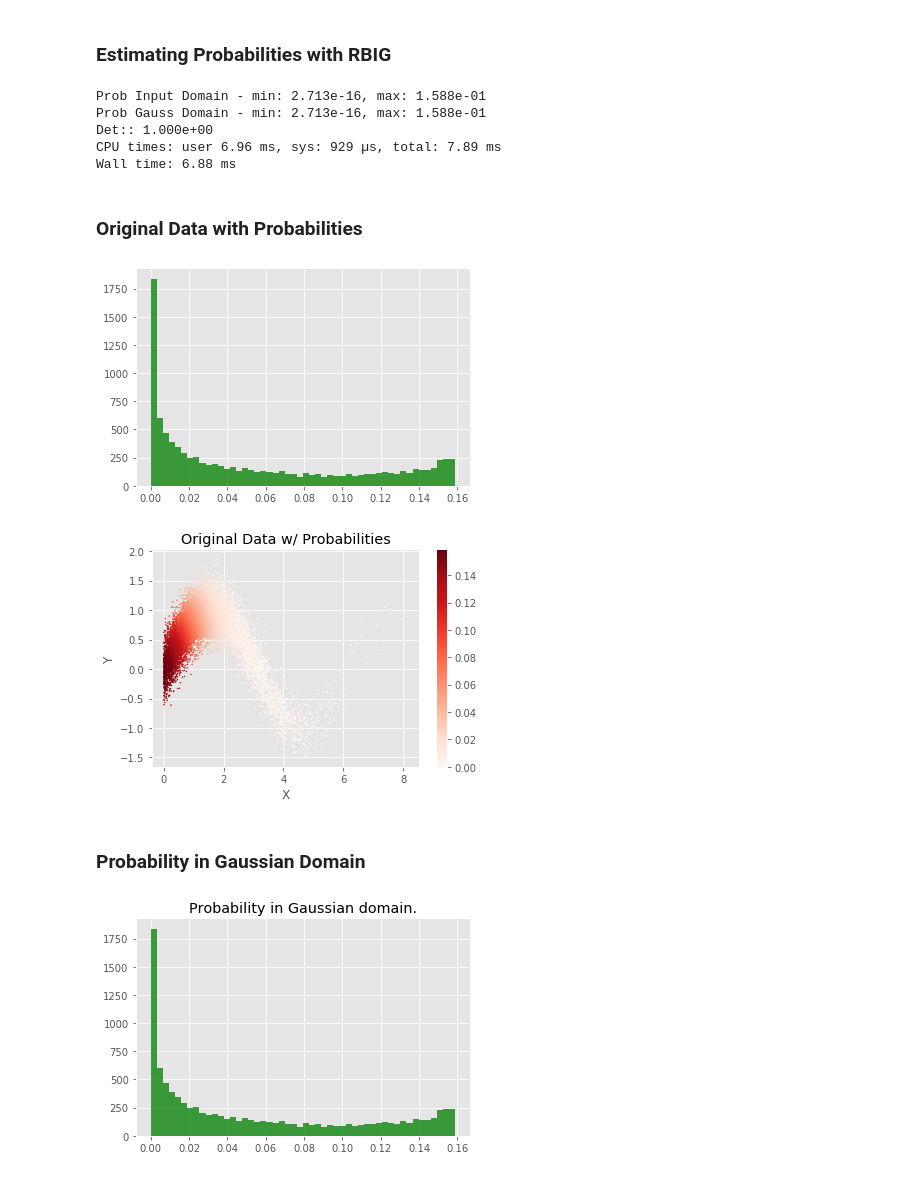
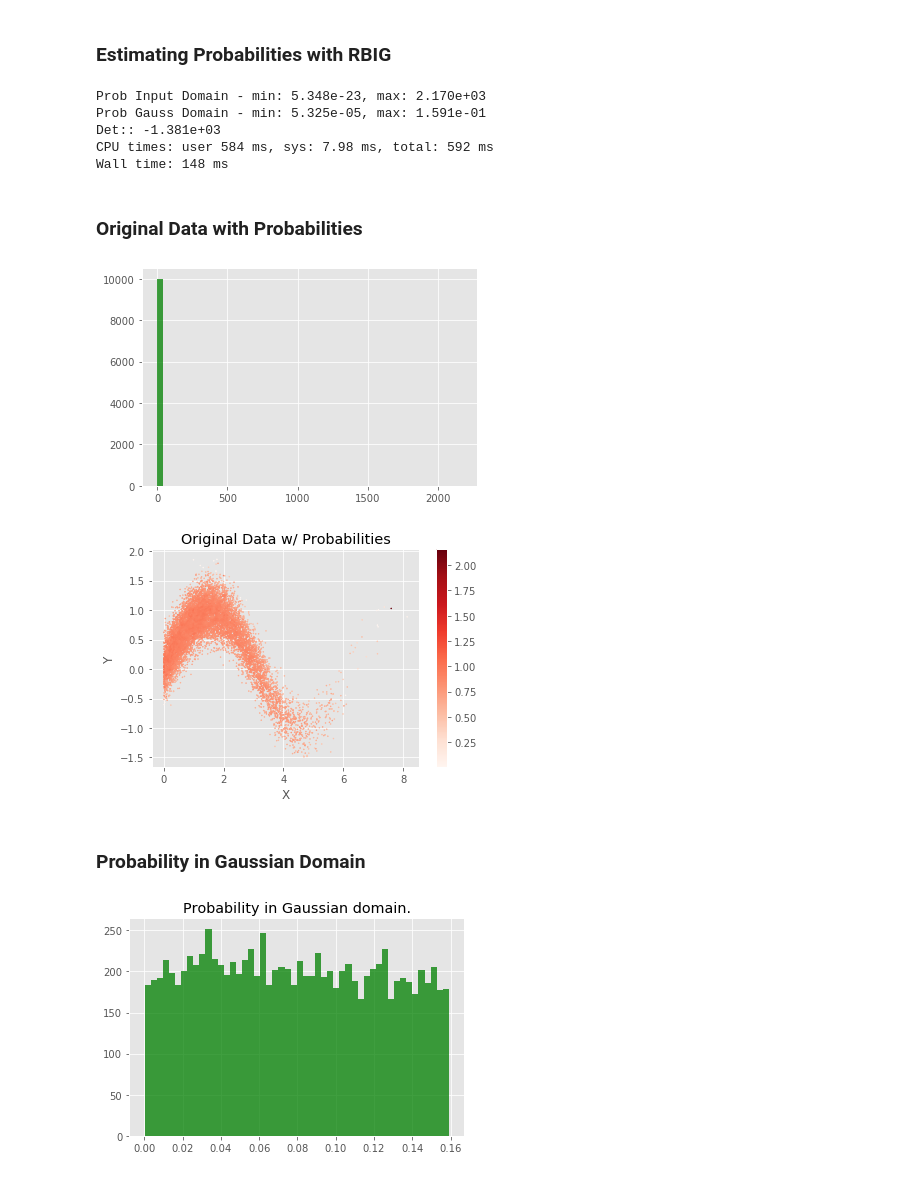
Before and after one commit to IPL-UV/rbig, a Jupyter notebook: notebooks/rbig_demo_colab.ipynb, the cells around one changed output. Cells and saved outputs as stored; diff of their text form; code cells hidden in the pictures.

```diff
--- a/notebooks/rbig_demo_colab.ipynb
+++ b/notebooks/rbig_demo_colab.ipynb
@@ -60,11 +53,10 @@ data.shape
 n_layers = 1000
 rotation_type = 'pca'
 random_state = 123
-zero_tolerance = 1
 
 # Initialize RBIG class
 rbig_model = RBIG(n_layers=n_layers, rotation_type=rotation_type,
-                  random_state=random_state, zero_tolerance=zero_tolerance)
+                  random_state=random_state)
 
 # transform data
 data_trans = rbig_model.fit_transform(data)
@@ -179,11 +181,11 @@ print(f"Prob Input Domain - min: {prob_input.min():.3e}, max: {prob_input.max():
 print(f"Prob Gauss Domain - min: {prob_gauss.min():.3e}, max: {prob_gauss.max():.3e}")
 print(f"Det:: {rbig_model.det_jacobians:.3e}")
 # %% [output]
-Prob Input Domain - min: 2.713e-16, max: 1.588e-01
-Prob Gauss Domain - min: 2.713e-16, max: 1.588e-01
-Det:: 1.000e+00
-CPU times: user 6.96 ms, sys: 929 µs, total: 7.89 ms
-Wall time: 6.88 ms
+Prob Input Domain - min: 5.348e-23, max: 2.170e+03
+Prob Gauss Domain - min: 5.325e-05, max: 1.591e-01
+Det:: -1.381e+03
+CPU times: user 584 ms, sys: 7.98 ms, total: 592 ms
+Wall time: 148 ms
 # %% [markdown]
 ### Original Data with Probabilities
 # %%
@@ -191,19 +193,19 @@ fig, ax = plt.subplots()
 ax.hist(prob_input, 50, facecolor='green', alpha=0.75)
 plt.show()
 # %% [output]
-[figure, old version]
+[figure, new version]
 # %%
 fig, ax = plt.subplots()
 
-h = ax.scatter(data[:, 0], data[:, 1], s=1, c=prob_input, cmap='Reds')
+h = ax.scatter(data[:, 0], data[:, 1], s=1, c=prob_input**0.1, cmap='Reds')
 
 ax.set_xlabel('X')
 ax.set_ylabel('Y')
 cbar = plt.colorbar(h, )
 ax.set_title('Original Data w/ Probabilities')
 plt.show()
 # %% [output]
-[figure, old version]
+[figure, new version]
 # %% [markdown]
 ### Probability in Gaussian Domain
 # %%
@@ -214,7 +216,7 @@ n, bins, patches = ax.hist(prob_gauss, 50, facecolor='green', alpha=0.75)
 ax.set_title('Probability in Gaussian domain.')
 plt.show()
 # %% [output]
-[figure, old version]
+[figure, new version]
 # %%
 # Plot the Probabilities of the data using colors
 fig, ax = plt.subplots()
```
Also changed, not shown: parts of 23 cells of this notebook.
